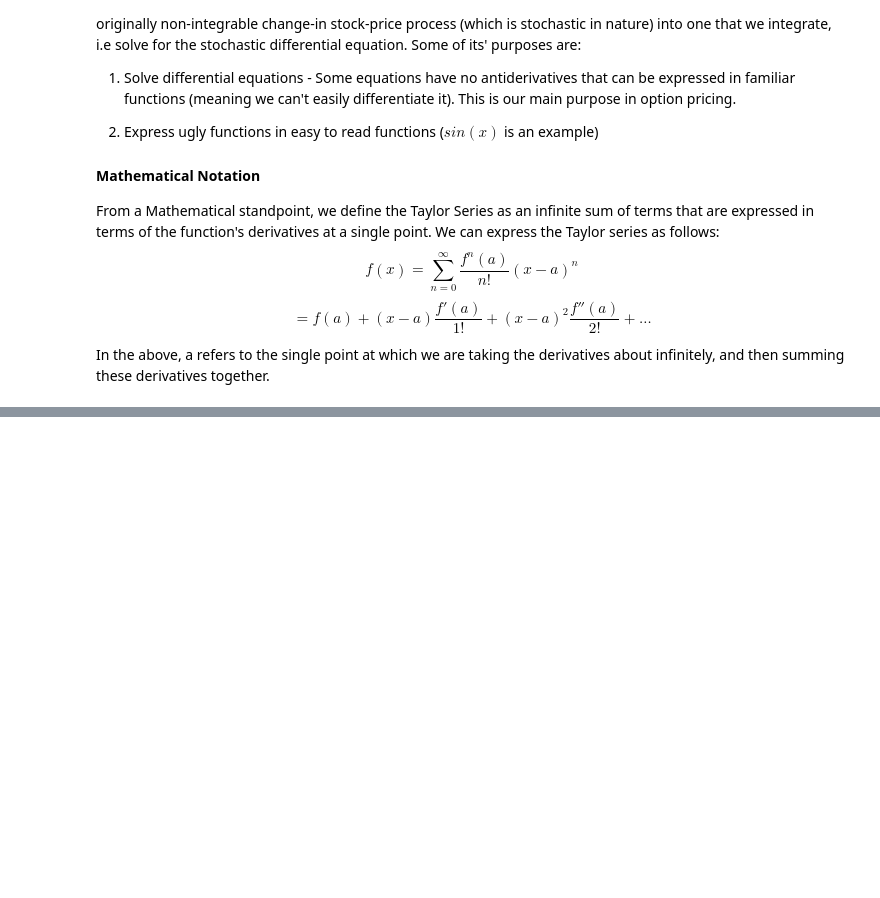
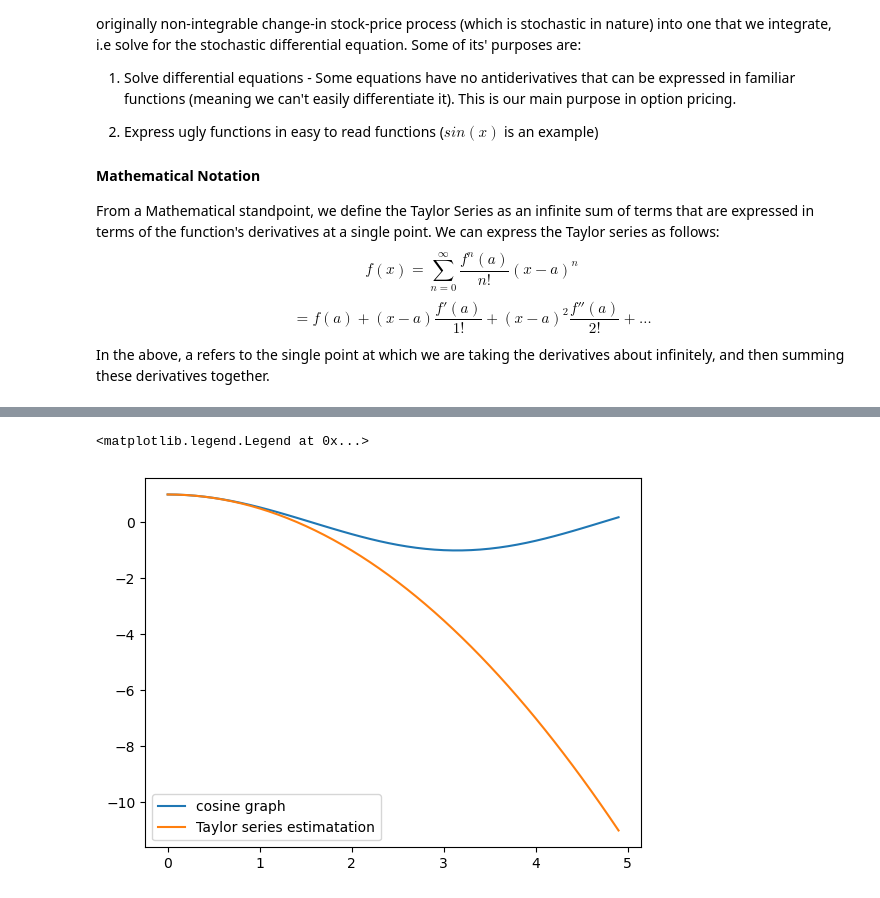
Before and after one commit to kmavyrle/OptionPricingTheory, a Jupyter notebook: 2. Calculus.ipynb, the cells around one changed output, grey strips where cells are left out. Cells and saved outputs as stored; diff of their text form; code cells hidden in the pictures; blank space fills up the shorter version.

```diff
--- a/2. Calculus.ipynb
+++ b/2. Calculus.ipynb
@@ -61,0 +79,27 @@ In the above, a refers to the single point at which we are taking the derivative
+# %%
+import math
+from math import factorial as fact
+X = np.arange(0,14,0.1) #Get our range of x values
+y = [math.cos(x) for x in X] #Actual output
+
+def taylor(x,n):
+    '''
+    x: represents our x / independent variable values
+    n: the number of times we iterate through the Taylor series
+    '''
+    output = 1
+    for i in range(1,n):
+        if i%2!=0:
+            output -=(x**(i*2))/fact(i*2)
+        else:
+            output +=(x**(i*2))/fact(i*2)
+    return output
+t = [taylor(x,2) for x in X] # Allow for just two iterations for the taylor series
+# %%
+plt.plot(X[:50],y[:50], label = 'cosine graph')
+plt.plot(X[:50],t[:50], label = 'Taylor series estimatation')
+plt.legend()
+# We see that the Taylor series does a good job with the estimation up till when x is approximately 1
+# %% [output]
+<matplotlib.legend.Legend at 0x...>
+[figure, added]
```
Also changed, not shown: parts of 3 cells of this notebook.
